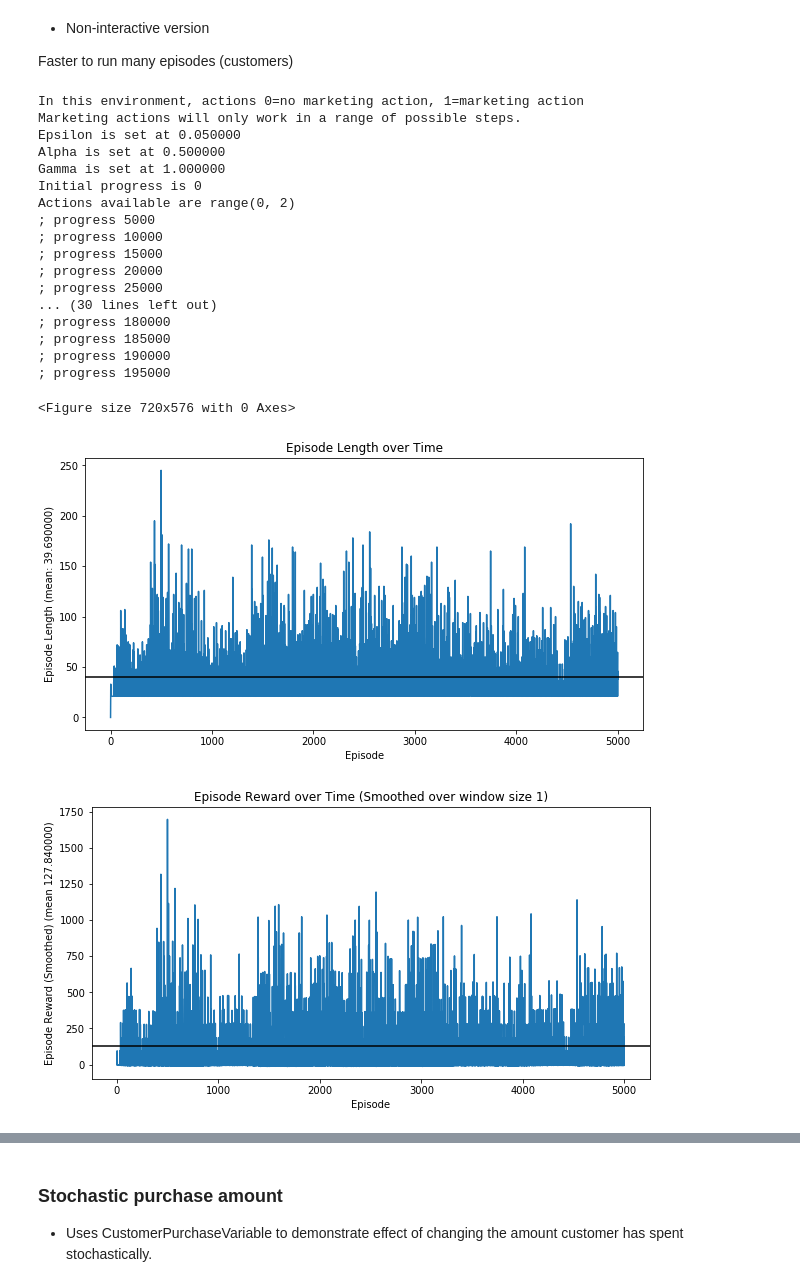
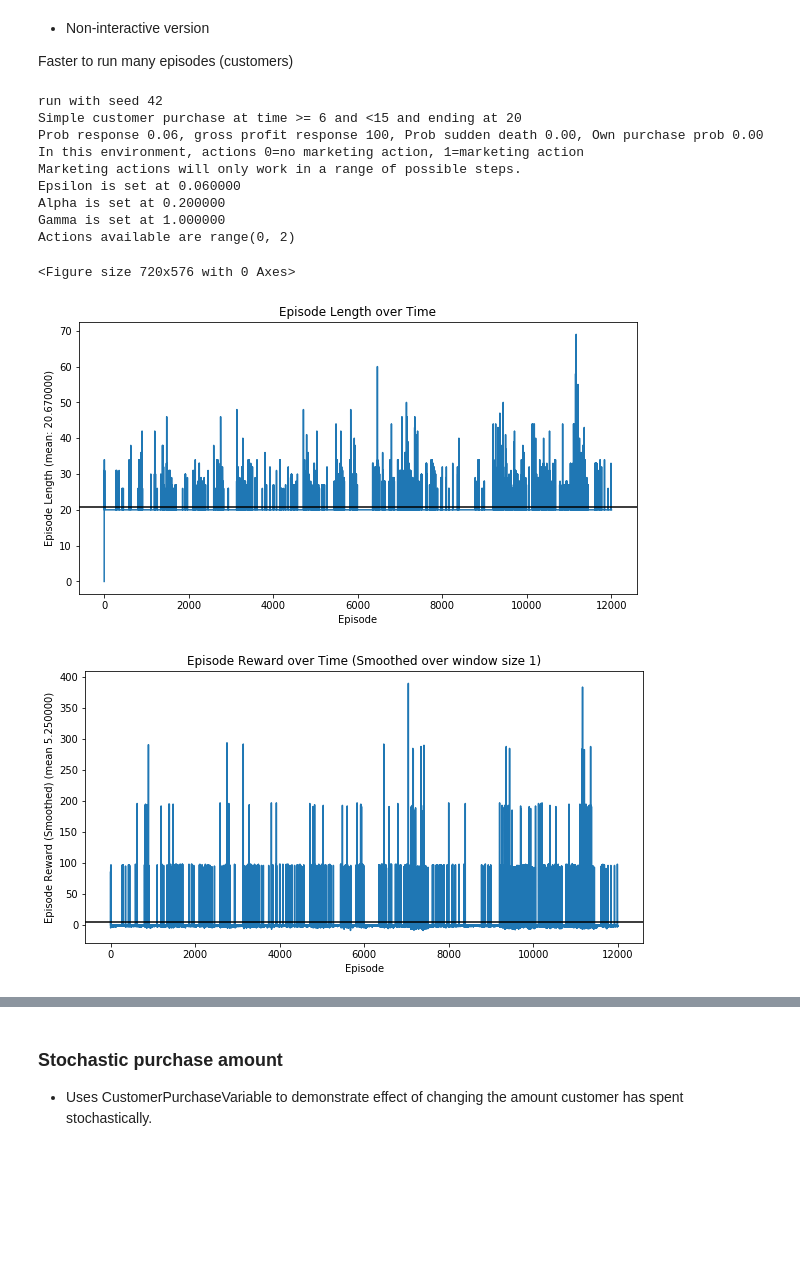
Before and after one commit to extrospective/marketing-rl, a Jupyter notebook: SimpleMarketing/SimpleMarketingTest.ipynb, the cells around one changed output, grey strips where cells are left out. Cells and saved outputs as stored; diff of their text form; code cells hidden in the pictures; blank space fills up the shorter version.

```diff
--- a/SimpleMarketing/SimpleMarketingTest.ipynb
+++ b/SimpleMarketing/SimpleMarketingTest.ipynb
@@ -198,7 +198,7 @@ import random
 
 class QLearningAgent(Agent):
 
-    def __init__(self, actions, epsilon=0.01, alpha=0.5, gamma=1):
+    def __init__(self, actions, epsilon=0.01, alpha=0.5, gamma=1, print_final_statistics=False):
         super(QLearningAgent, self).__init__(actions)
 
         ## TODO 1
@@ -214,6 +214,7 @@ class QLearningAgent(Agent):
         print('Gamma is set at %f' % self.gamma)
         self.action_choices = actions
         print('Actions available are %s' % actions)
+        self.print_final_statistics = print_final_statistics
 
     def initialize_state(self, statestr):
         self.sadict[statestr] = {}
@@ -233,6 +234,8 @@ class QLearningAgent(Agent):
         """
         Function added to allow visualization of state at end
         """
+        if not self.print_final_statistics:
+            return
         print('q learning state action value dictionary')
         for cntr, k in enumerate(self.sadict):
             max_action_value = -99999999
@@ -297,9 +300,6 @@ class QLearningAgent(Agent):
         if state2Str not in self.sadict:
             self.initialize_state(state2Str)
 
-        prior_value_state1 = 0
-        prior_value_state2 = 0
-
         prior_value_state1 = self.sadict[state1Str][action1]
         state_2_values = self.sadict[state2Str]
         argm = max(state_2_values, key=state_2_values.get)
@@ -308,7 +308,14 @@ class QLearningAgent(Agent):
             print(state_2_values, end=': ')
             print('%d: %f' % (argm, prior_value_state2))
 
-        value_adjust = self.alpha * (reward + (self.gamma * prior_value_state2) - prior_value_state1)
+        #if reward > 0:
+        #    print('Got reward %d' % reward)
+
+        if done:
+            #print('episode done...adjusting reward to avoid putting the completion state value in this computation')
+            value_adjust = self.alpha * (reward - prior_value_state1)
+        else:
+            value_adjust = self.alpha * (reward + (self.gamma * prior_value_state2) - prior_value_state1)
         new_val = prior_value_state1 + value_adjust
 
         # make adjustment after printing out details
@@ -333,15 +340,15 @@ class QLearningAgent(Agent):
 # %%
 interactive = True
 %matplotlib nbagg
-episode_count = 20
-cust = SimpleCustomerPurchase(tdeath=11, tmin=4, tmax=10, prob_response=0.05, gross_profit_response=100)
+episode_count = 25
+cust = SimpleCustomerPurchase(tmin=6, tmax=15, tdeath=20, prob_response=0.06, gross_profit_response=100)
 env = SimpleMarketingEnv(cust, cost_marketing_action=1)
 
 #
 # setup higher epsilon otherwise takes long time to learn
 #
-agent = QLearningAgent(range(env.action_space.n), epsilon=0.02)
+agent = QLearningAgent(range(env.action_space.n), alpha=0.2, epsilon=0.06)
 experiment = Experiment(env, agent)
 random.seed(42)
-experiment.run_sarsa(episode_count, interactive)
+experiment.run_qlearning(episode_count, interactive)
 # %% [output]
@@ -361,31 +370,26 @@ Faster to run many episodes (customers)
 # %%
 interactive = False
 %matplotlib inline
-episode_count = 5000
-cust = SimpleCustomerPurchase(tdeath=21, tmin=10, tmax=18, prob_response=0.15, gross_profit_response=100)
-env = SimpleMarketingEnv(cust, cost_marketing_action=1)
-agent = QLearningAgent(range(env.action_space.n),  epsilon=0.02)
-experiment = Experiment(env, agent)
-random.seed(42)
-experiment.run_sarsa(episode_count, interactive)
+episode_count = 12000
+for i in range(42, 43):
+    random.seed(i)
+    print('run with seed %d' % i)
+    cust = SimpleCustomerPurchase(tmin=6, tmax=15, tdeath=20, prob_response=0.06, gross_profit_response=100)
+    env = SimpleMarketingEnv(cust, cost_marketing_action=1)
+    agent = QLearningAgent(range(env.action_space.n),  alpha=0.2, epsilon=0.06)
+    experiment = Experiment(env, agent)
+    experiment.run_qlearning(episode_count, interactive)
+    agent.print_final_statistics()
 # %% [output]
+run with seed 42
+Simple customer purchase at time >= 6 and <15 and ending at 20
+Prob response 0.06, gross profit response 100, Prob sudden death 0.00, Own purchase prob 0.00
 In this environment, actions 0=no marketing action, 1=marketing action
 Marketing actions will only work in a range of possible steps.
-Epsilon is set at 0.050000
-Alpha is set at 0.500000
+Epsilon is set at 0.060000
+Alpha is set at 0.200000
 Gamma is set at 1.000000
-Initial progress is 0
 Actions available are range(0, 2)
-; progress 5000
-; progress 10000
-; progress 15000
-; progress 20000
-; progress 25000
-... (30 lines left out)
-; progress 180000
-; progress 185000
-; progress 190000
-; progress 195000
 <Figure size 720x576 with 0 Axes>
-[figure, old version]
+[figure, new version]
-[figure, old version]
+[figure, new version]
```
Also changed, not shown: parts of 8 cells of this notebook, 2 other files.
